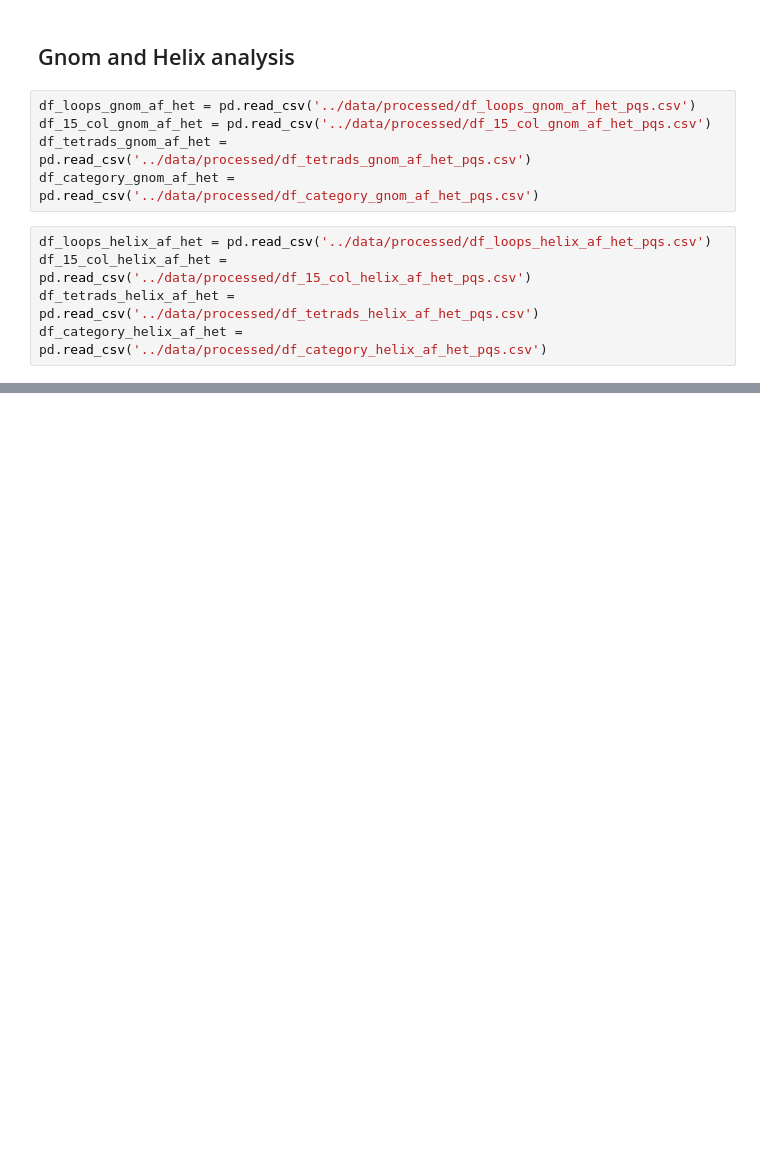
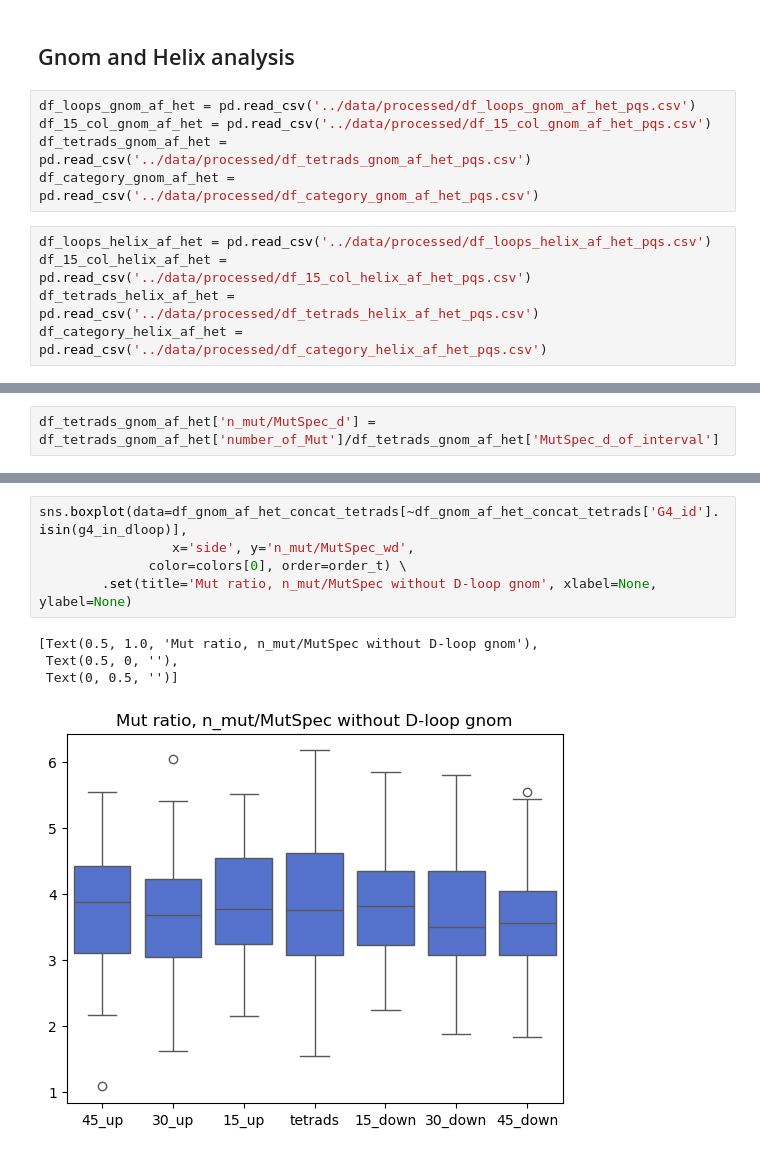
Before and after one commit to mitoclub/G4MutSpec, a Jupyter notebook: notebooks/gtex_gnom_helix_analysis_pqs_category.ipynb, the cells around one changed output, grey strips where cells are left out. Saved outputs shown, nothing was run; the diff lists cells and outputs as text; blank space fills up the shorter version.

```diff
--- a/notebooks/gtex_gnom_helix_analysis_pqs_category.ipynb
+++ b/notebooks/gtex_gnom_helix_analysis_pqs_category.ipynb
@@ -521,0 +520,2 @@ Name: 0, dtype: object
+# %%
+df_tetrads_gnom_af_het['n_mut/MutSpec_d'] = df_tetrads_gnom_af_het['number_of_Mut']/df_tetrads_gnom_af_het['MutSpec_d_of_interval']
@@ -521,0 +566,10 @@ Name: 0, dtype: object
+# %%
+sns.boxplot(data=df_gnom_af_het_concat_tetrads[~df_gnom_af_het_concat_tetrads['G4_id'].isin(g4_in_dloop)],
+                 x='side', y='n_mut/MutSpec_wd',
+              color=colors[0], order=order_t) \
+        .set(title='Mut ratio, n_mut/MutSpec without D-loop gnom', xlabel=None, ylabel=None)
+# %% [output]
+[Text(0.5, 1.0, 'Mut ratio, n_mut/MutSpec without D-loop gnom'),
+ Text(0.5, 0, ''),
+ Text(0, 0.5, '')]
+[figure, added]
```
Also changed, not shown: parts of 57 cells of this notebook, 2 other files.
